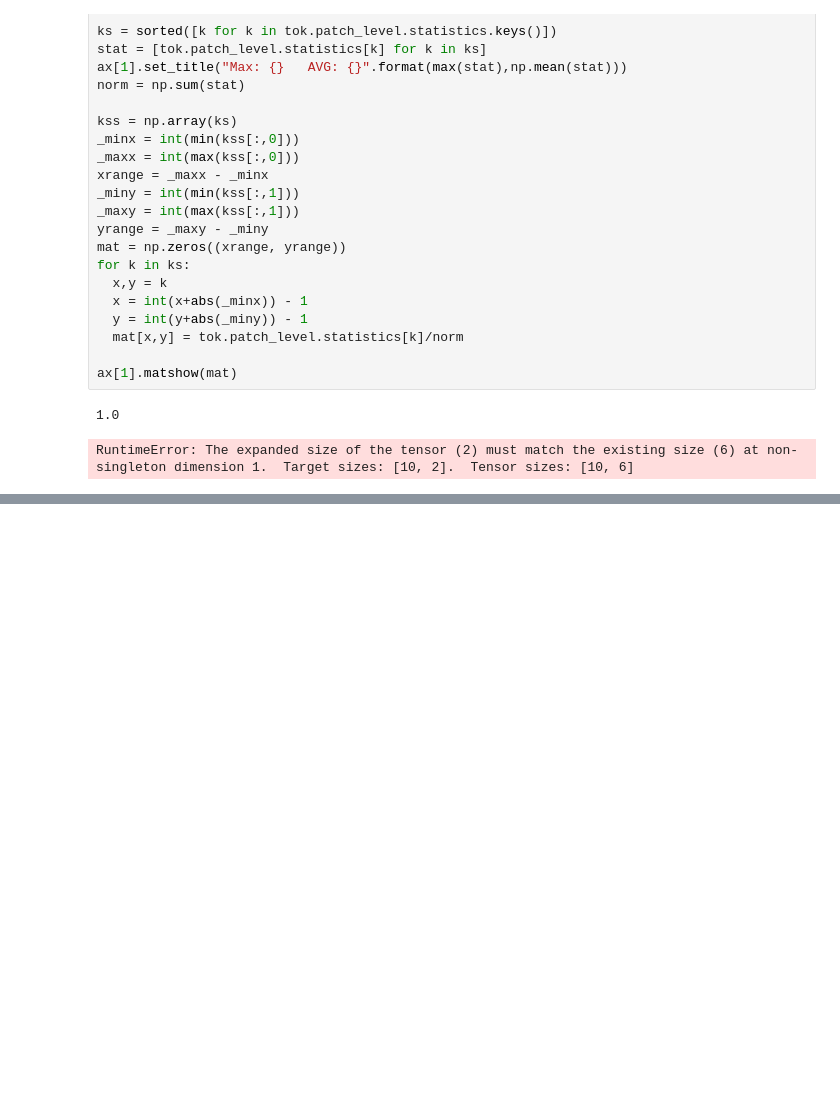
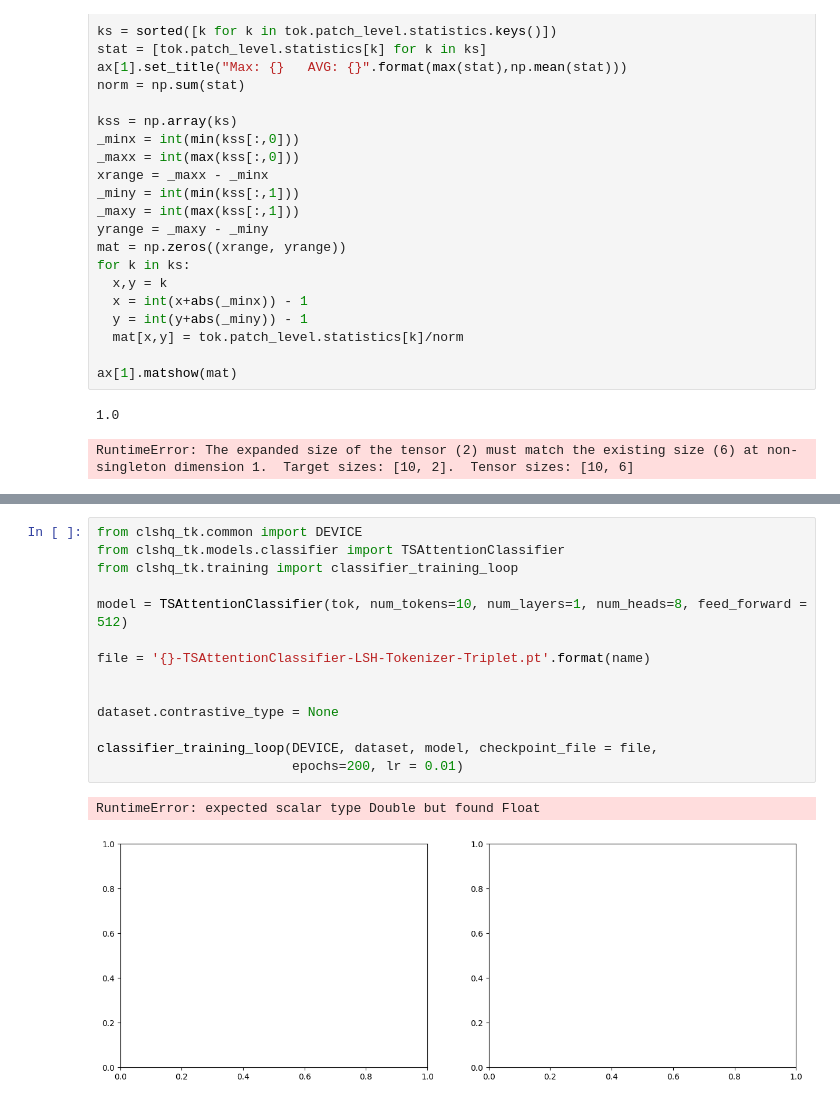
Before and after one commit to petroniocandido/clshq_tk, a Jupyter notebook: clshq_tk.ipynb, the cells around one changed output, grey strips where cells are left out. Cells and saved outputs as stored; diff of their text form; blank space fills up the shorter version.

```diff
--- a/clshq_tk.ipynb
+++ b/clshq_tk.ipynb
@@ -400,0 +317,17 @@ torch.Size([10, 20])
+# %%
+from clshq_tk.common import DEVICE
+from clshq_tk.models.classifier import TSAttentionClassifier
+from clshq_tk.training import classifier_training_loop
+
+model = TSAttentionClassifier(tok, num_tokens=10, num_layers=1, num_heads=8, feed_forward = 512)
+
+file = '{}-TSAttentionClassifier-LSH-Tokenizer-Triplet.pt'.format(name)
+
+
+dataset.contrastive_type = None
+
+classifier_training_loop(DEVICE, dataset, model, checkpoint_file = file,
+                         epochs=200, lr = 0.01)
+# %% [output]
+RuntimeError: expected scalar type Double but found Float
+[figure, added]
```
Also changed, not shown: parts of 4 cells of this notebook, 8 other files.
